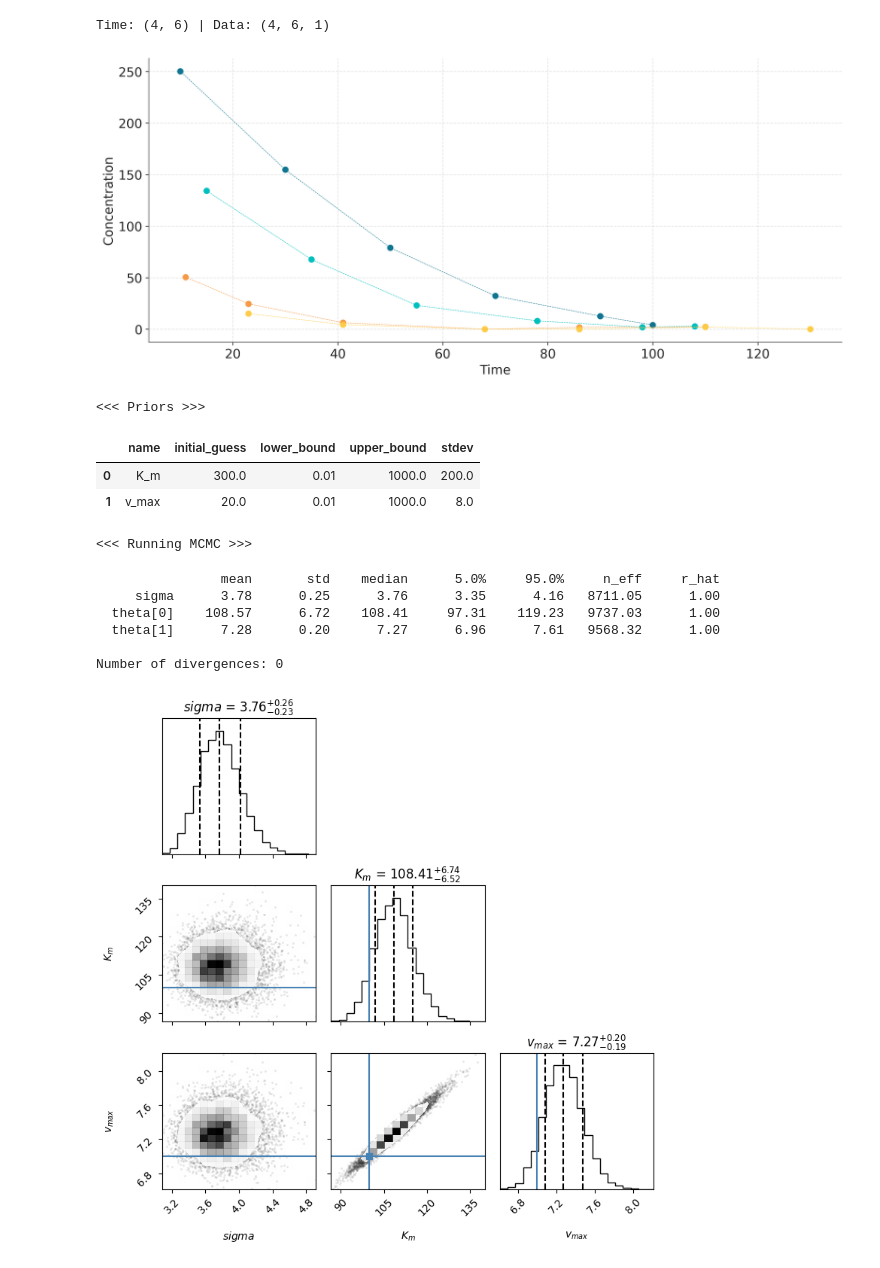
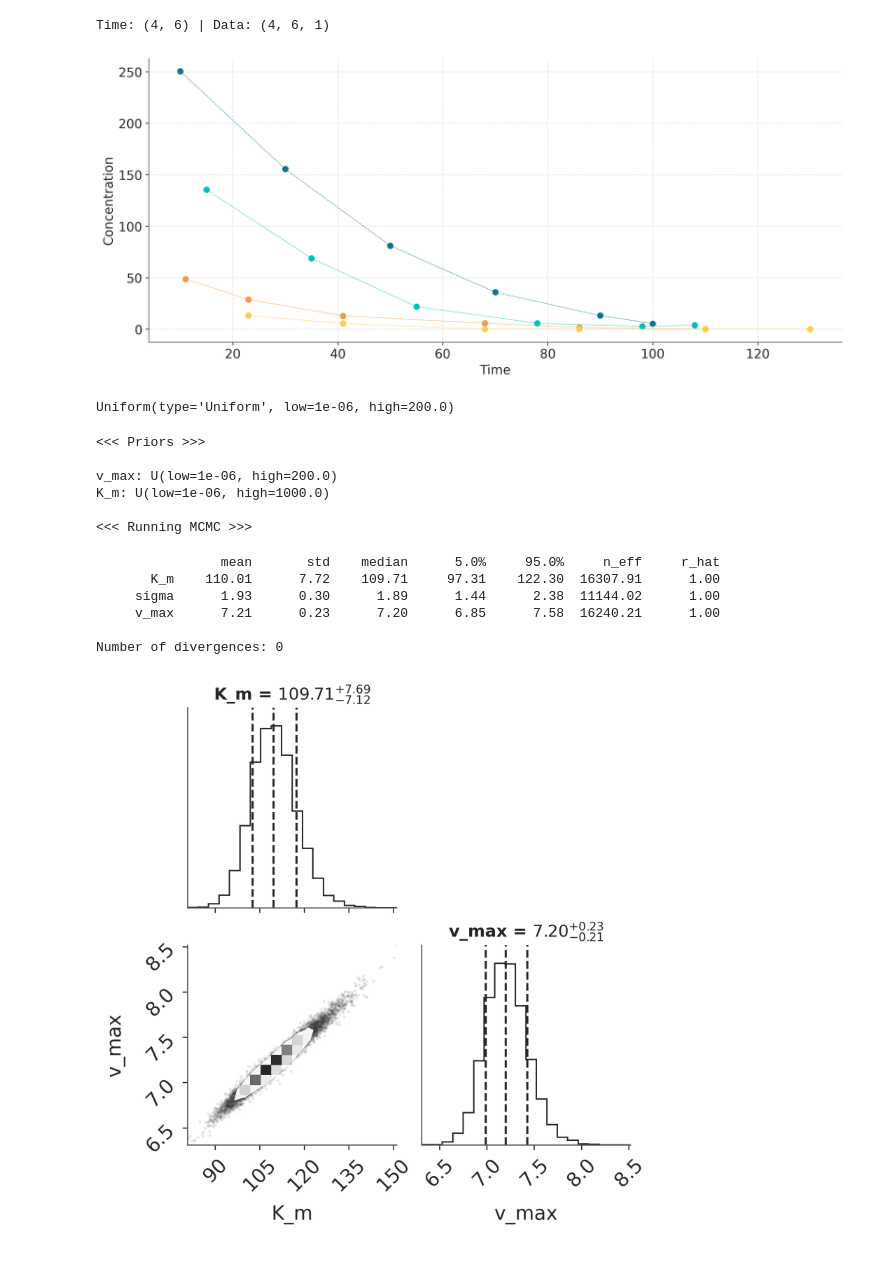
Before and after one commit to JR-1991/Catalax, a Jupyter notebook: TestMCMC.ipynb, the cells around one changed output. Cells and saved outputs as stored; diff of their text form; code cells hidden in the pictures.

```diff
--- a/TestMCMC.ipynb
+++ b/TestMCMC.ipynb
@@ -33,17 +31,7 @@ model.add_ode("s1", "- (v_max * s1) / ( K_m + s1)")
 
 # Prepare the model for bayes and define priors
 model.parameters.v_max.value = 7.0
-model.parameters.v_max.initial_value = 20.0
-model.parameters.v_max.lower_bound = 0.01
-model.parameters.v_max.upper_bound = 1000.0
-model.parameters.v_max.stdev = 8.0
-
-
 model.parameters.K_m.value = 100.0
-model.parameters.K_m.initial_value = 300.0
-model.parameters.K_m.lower_bound = 0.01
-model.parameters.K_m.upper_bound = 1000.0
-model.parameters.K_m.stdev = 200.0
 
 model
 # %% [output]
@@ -102,35 +90,47 @@ plt.ylabel("Concentration")
 # plt.suptitle("Simulated data to test Bayes", fontsize=16)
 plt.tight_layout()
 # %% [output]
-[figure, old version]
+[figure, new version]
+# %%
+from catalax.mcmc import priors
+
+# Define Priors
+model.parameters.v_max.prior = priors.Uniform(low=1e-6, high=200.0)
+model.parameters.K_m.prior = priors.Uniform(low=1e-6, high=1e3)
+
+model.parameters.v_max.prior
+# %% [output]
+Uniform(type='Uniform', low=1e-06, high=200.0)
 # %%
 # Perform MCMC simulation
-mcmc = run_mcmc(
+mcmc, _ = run_mcmc(
     model=model,
     data=data,
     initial_conditions=initial_conditions,
     times=time,
-    yerrs=4.0,
-    num_warmup=10000,
-    num_samples=10_000,
+    yerrs=2.0,
+    num_warmup=5000,
+    num_samples=20000,
     dt0=0.1,
+    max_steps=64**4
 )
 # %% [output]
 <<< Priors >>>
+
+v_max: U(low=1e-06, high=200.0)
+K_m: U(low=1e-06, high=1000.0)
+
+<<< Running MCMC >>>
-|  | name | initial_guess | lower_bound | upper_bound | stdev |
-| 0 | K_m | 300.0 | 0.01 | 1000.0 | 200.0 |
-| 1 | v_max | 20.0 | 0.01 | 1000.0 | 8.0 |
-<<< Running MCMC >>>
+                mean       std    median      5.0%     95.0%     n_eff     r_hat
+       K_m    110.01      7.72    109.71     97.31    122.30  16307.91      1.00
+     sigma      1.93      0.30      1.89      1.44      2.38  11144.02      1.00
+     v_max      7.21      0.23      7.20      6.85      7.58  16240.21      1.00
+
+Number of divergences: 0
-                mean       std    median      5.0%     95.0%     n_eff     r_hat
-     sigma      3.78      0.25      3.76      3.35      4.16   8711.05      1.00
-  theta[0]    108.57      6.72    108.41     97.31    119.23   9737.03      1.00
-  theta[1]      7.28      0.20      7.27      6.96      7.61   9568.32      1.00
-
-Number of divergences: 0
 # %%
 # Visualize the result using a corner plot
 # Shows the posterior distribution of the parameters
 # Shows the correlation between the parameters
-plot_corner(mcmc, model)
+fig = plot_corner(mcmc)
 # %% [output]
-[figure, old version]
+[figure, new version]
```
Also changed, not shown: parts of 3 cells of this notebook, 2 other files.
